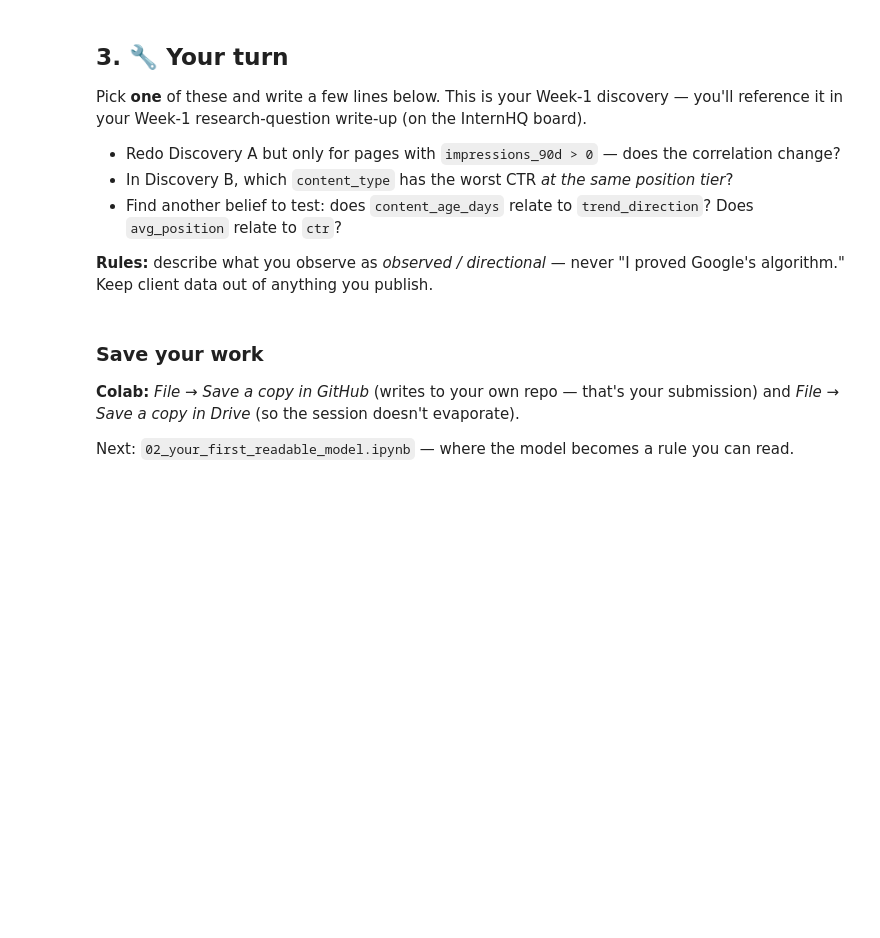
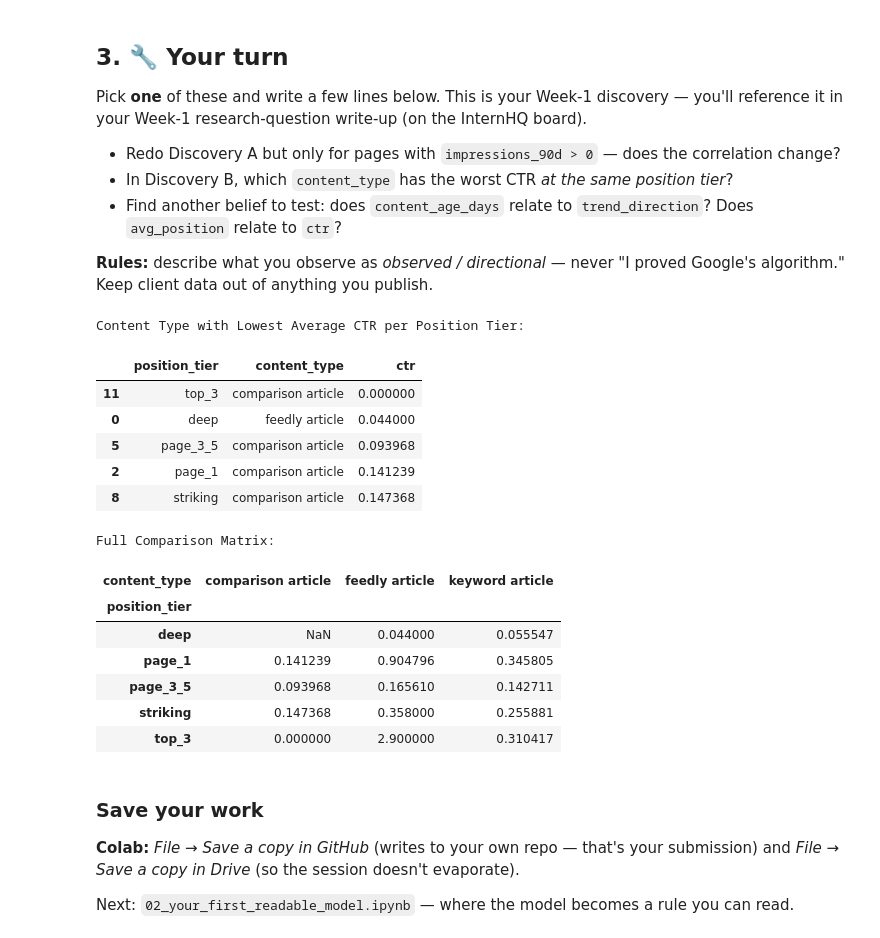
Before and after one commit to omarAshraf-grind/FlyRank_ML-Internship, a Jupyter notebook: notebooks/01_first_look_and_discovery.ipynb, the cells around one changed output. Cells and saved outputs as stored; diff of their text form; code cells hidden in the pictures; blank space fills up the shorter version.

```diff
--- a/notebooks/01_first_look_and_discovery.ipynb
+++ b/notebooks/01_first_look_and_discovery.ipynb
@@ -98,7 +152,32 @@ Pick **one** of these and write a few lines below. This is your Week-1 discovery
 
 **Rules:** describe what you observe as *observed / directional* — never "I proved Google's algorithm." Keep client data out of anything you publish.
 # %%
-# Your discovery here
+import pandas as pd
+
+# Calculate average CTR per tier and type
+ctr_analysis = visible.groupby(['position_tier', 'content_type'])['ctr'].mean().reset_index()
+
+# Find the content type with the minimum CTR for each position tier
+worst_performers = ctr_analysis.loc[ctr_analysis.groupby('position_tier')['ctr'].idxmin()]
+
+print("Content Type with Lowest Average CTR per Position Tier:")
+display(worst_performers.sort_values('ctr', ascending=True))
+# %% [output]
+Content Type with Lowest Average CTR per Position Tier:
+|  | position_tier | content_type | ctr |
+| 11 | top_3 | comparison article | 0.000000 |
+| 0 | deep | feedly article | 0.044000 |
+| 5 | page_3_5 | comparison article | 0.093968 |
+| 2 | page_1 | comparison article | 0.141239 |
+| 8 | striking | comparison article | 0.147368 |
+Full Comparison Matrix:
+| content_type | comparison article | feedly article | keyword article |
+| position_tier |  |  |  |
+| deep | NaN | 0.044000 | 0.055547 |
+| page_1 | 0.141239 | 0.904796 | 0.345805 |
+| page_3_5 | 0.093968 | 0.165610 | 0.142711 |
+| striking | 0.147368 | 0.358000 | 0.255881 |
+| top_3 | 0.000000 | 2.900000 | 0.310417 |
 # %% [markdown]
 ### Save your work
 **Colab:** *File → Save a copy in GitHub* (writes to your own repo — that's your submission) and *File → Save a copy in Drive* (so the session doesn't evaporate).
```
Also changed, not shown: parts of 7 cells of this notebook.
